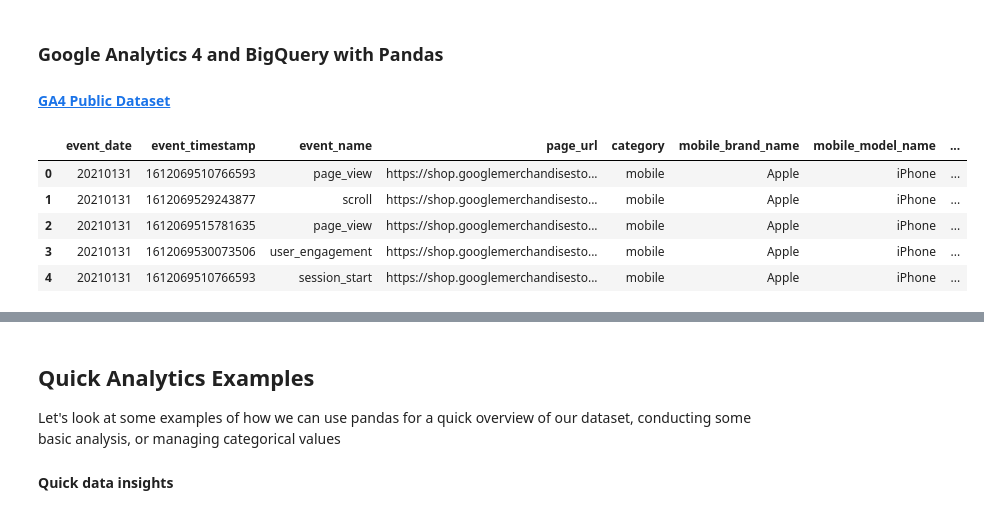
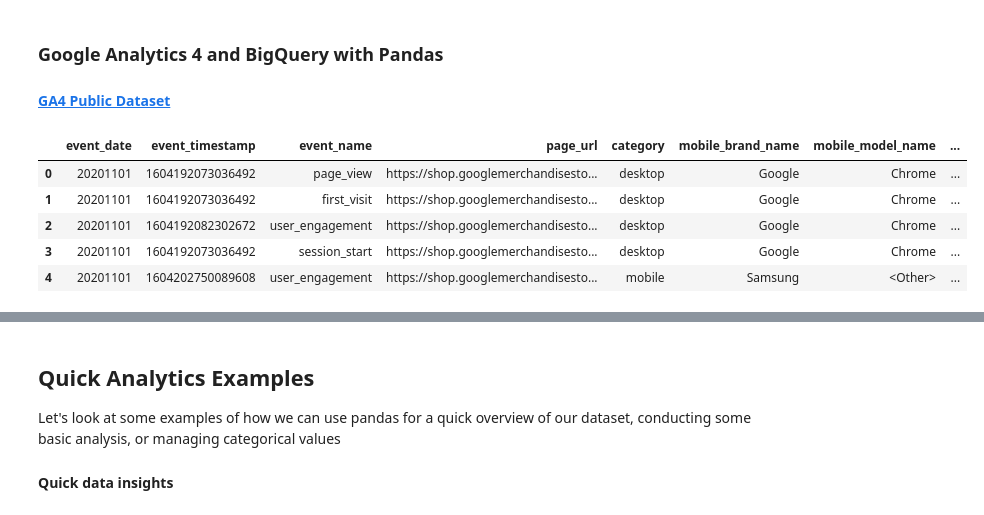
Before and after one commit to wishdreams/python-bigquery-starter, a Jupyter notebook: pandas-examples.ipynb, the cells around one changed output, grey strips where cells are left out. Saved outputs shown, nothing was run; the diff lists cells and outputs as text; code cells hidden in the pictures.

```diff
--- a/pandas-examples.ipynb
+++ b/pandas-examples.ipynb
@@ -13,36 +13,36 @@ import pandas as pd
 
 # Use a service account for authentication onto GCP
 credentials = service_account.Credentials.from_service_account_file('secrets/prism-insights-2f5c5a271cc6.json')
 
 # The project id to which the service account has access
 project_id = 'prism-insights'
 
 # Establish a connection to the client
 client = bigquery.Client(credentials= credentials, project=project_id)
 
 # Perform a query which extracts event information for one date (2021-01-31)
 query = client.query(
 """
 SELECT
   event_date,
   event_timestamp,
   event_name,
   event_params.value.string_value AS page_url,
   device.*
 FROM
-  `bigquery-public-data.ga4_obfuscated_sample_ecommerce.events_20210131`,
+  `bigquery-public-data.ga4_obfuscated_sample_ecommerce.events_20201101`,
   UNNEST(event_params) AS event_params --UNNEST allows us to extract the nested records
 WHERE
   event_params.key = 'page_location'
 """)
 
 #Convert output into a pandas dataframe
 df = query.to_dataframe()
 df.head() # .head() allows us to view the first x rows
 # %% [output]
 |  | event_date | event_timestamp | event_name | page_url | category | mobile_brand_name | mobile_model_name | ... |
-| 0 | 20210131 | 1612069510766593 | page_view | https://shop.googlemerchandisesto... | mobile | Apple | iPhone | ... |
-| 1 | 20210131 | 1612069529243877 | scroll | https://shop.googlemerchandisesto... | mobile | Apple | iPhone | ... |
-| 2 | 20210131 | 1612069515781635 | page_view | https://shop.googlemerchandisesto... | mobile | Apple | iPhone | ... |
-| 3 | 20210131 | 1612069530073506 | user_engagement | https://shop.googlemerchandisesto... | mobile | Apple | iPhone | ... |
-| 4 | 20210131 | 1612069510766593 | session_start | https://shop.googlemerchandisesto... | mobile | Apple | iPhone | ... |
+| 0 | 20201101 | 1604192073036492 | page_view | https://shop.googlemerchandisesto... | desktop | Google | Chrome | ... |
+| 1 | 20201101 | 1604192073036492 | first_visit | https://shop.googlemerchandisesto... | desktop | Google | Chrome | ... |
+| 2 | 20201101 | 1604192082302672 | user_engagement | https://shop.googlemerchandisesto... | desktop | Google | Chrome | ... |
+| 3 | 20201101 | 1604192073036492 | session_start | https://shop.googlemerchandisesto... | desktop | Google | Chrome | ... |
+| 4 | 20201101 | 1604202750089608 | user_engagement | https://shop.googlemerchandisesto... | mobile | Samsung | <Other> | ... |
```
Also changed, not shown: parts of 14 cells of this notebook, 3 other files.
